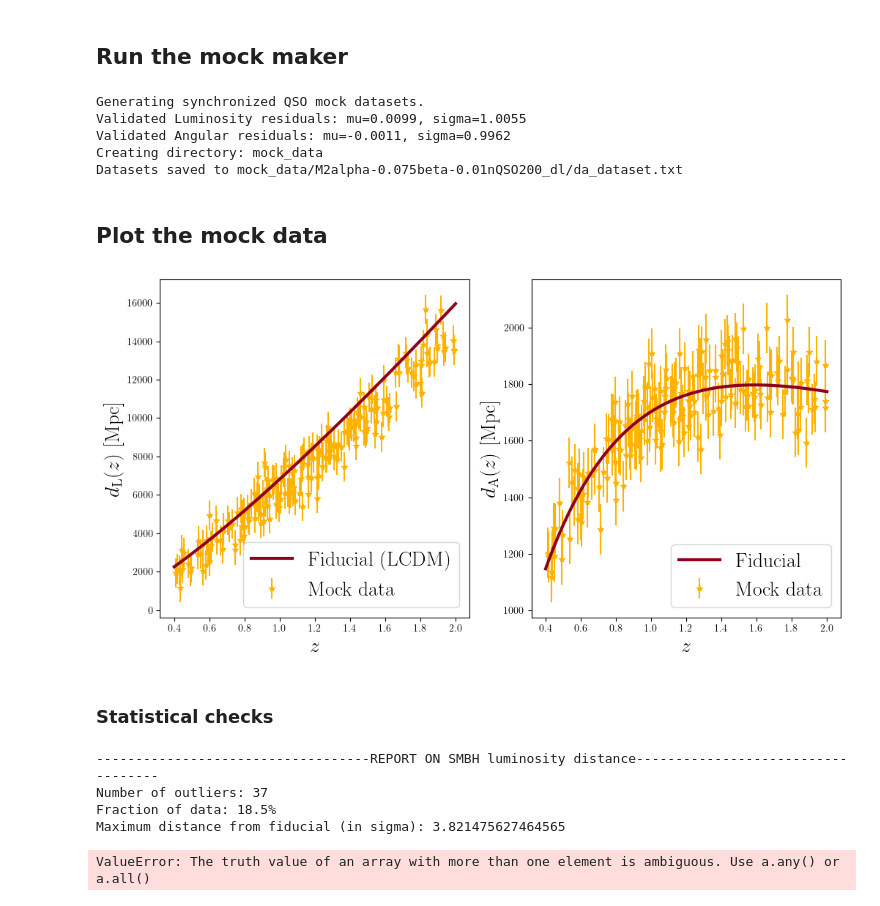
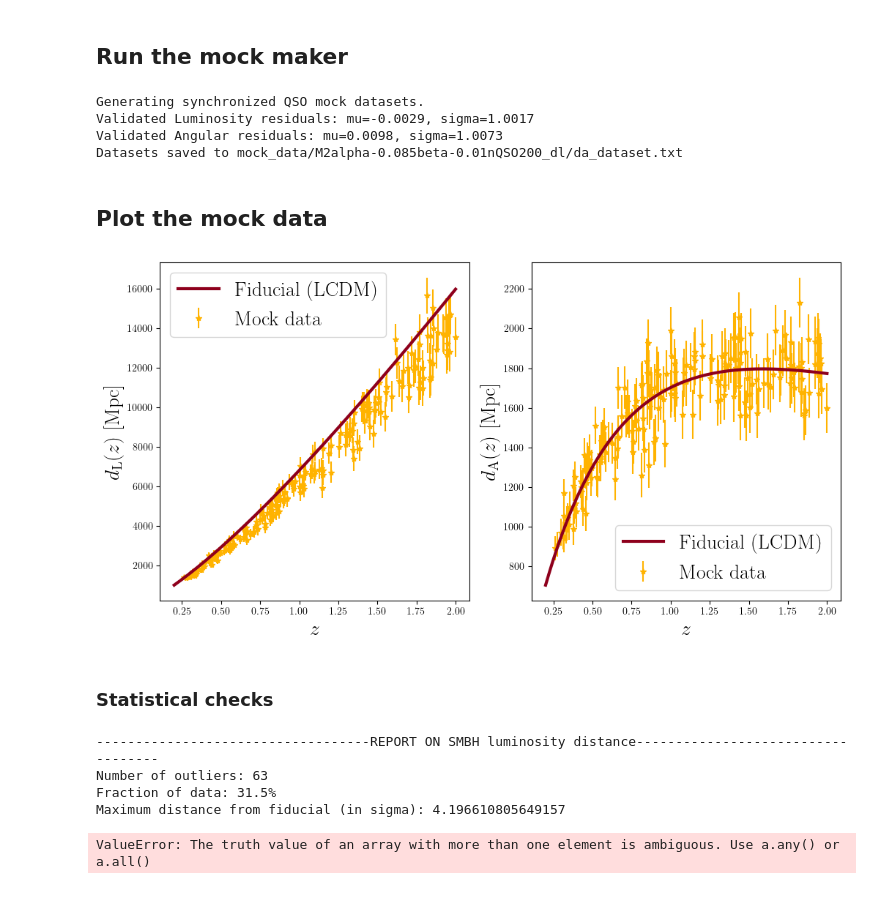
Before and after one commit to nataliehogg/quasar-ddr, a Jupyter notebook: mock_maker_interface.ipynb, the cells around one changed output. Drawn from its saved outputs; the diff is of its cells as text; code cells hidden in the pictures.

```diff
--- a/mock_maker_interface.ipynb
+++ b/mock_maker_interface.ipynb
@@ -27,7 +27,7 @@ Here we can set:
 * `z_min`, `z_max`: the minimum and maximum redshifts.
 # %%
 specifications = {'n_QSO': 200,
-                  'z_min': 0.4,
+                  'z_min': 0.2,
                   'z_max': 2}
 # %% [markdown]
 ## Set fiducial cosmology
@@ -40,7 +40,7 @@ params = {'Omegam': 0.314,
 
 # model for DDR violation
 DDR_violation = {'model': 'M2',
-                 'alpha': -0.075,
+                 'alpha': -0.085,
                  'beta':-0.01,
                  'xi0': 1.}  # we always keep this fixed to 1 in mock generation and inference
 
@@ -91,14 +91,13 @@ QSO_mock = QSOMockGenerator(
     zspecs,
     outpath,
     dl_func=luminosity_EM,
-    da_func=angular_distance
+    da_func=angular_distance,
 )
 # %% [output]
 Generating synchronized QSO mock datasets.
-Validated Luminosity residuals: mu=0.0099, sigma=1.0055
-Validated Angular residuals: mu=-0.0011, sigma=0.9962
-Creating directory: mock_data
-Datasets saved to mock_data/M2alpha-0.075beta-0.01nQSO200_dl/da_dataset.txt
+Validated Luminosity residuals: mu=-0.0029, sigma=1.0017
+Validated Angular residuals: mu=0.0098, sigma=1.0073
+Datasets saved to mock_data/M2alpha-0.085beta-0.01nQSO200_dl/da_dataset.txt
 # %% [markdown]
 ## Plot the mock data
 # %%
@@ -112,35 +111,35 @@ dl_data = {
 }
 
 da_data = {
     'z': mock_data['z'],
     'value': mock_data['da_value'],
     'error': mock_data['da_error']
 }
 fig, ax = plt.subplots(1,2, figsize=(12,6))
 
 # mock data
 ax[0].errorbar(dl_data['z'], dl_data['value'], yerr=dl_data['error'],
                color='#FFB300', ls='', marker='*', label='Mock data', zorder = 0)
 
 ax[1].errorbar(da_data['z'], da_data['value'], yerr=da_data['error'],
                color='#FFB300', ls='', marker='*', label='Mock data', zorder = 0)
 
 # fiducial cosmology
 ax[0].plot(zspecs, luminosity_LCDM(zspecs), color='#8E001C',lw=3,label='Fiducial (LCDM)', zorder = 10)
-ax[1].plot(zspecs, angular_distance(zspecs), color='#8E001C',lw=3,label='Fiducial', zorder = 10)
+ax[1].plot(zspecs, angular_distance(zspecs), color='#8E001C',lw=3,label='Fiducial (LCDM)', zorder = 10)
 
 # labels
 ax[0].set_xlabel(r'$z$',fontsize = 20)
 ax[0].set_ylabel(r'$d_{\rm L}(z)$ [Mpc]',fontsize = 20)
 ax[0].legend(loc='best',fontsize = 20)
 
 ax[1].set_xlabel(r'$z$',fontsize = 20)
 ax[1].set_ylabel(r'$d_{\rm A}(z)$ [Mpc]',fontsize = 20)
 ax[1].legend(loc='best',fontsize = 20)
 
 plt.show()
 # %% [output]
-[figure, old version]
+[figure, new version]
 # %% [markdown]
 ### Statistical checks
 # %%
@@ -151,7 +150,7 @@ MockChecker(x = dl_data['z'], data = dl_data['value'], error = dl_data['error'],
             threshold = 2, dataname='SMBH luminosity distance')
 # %% [output]
 -----------------------------------REPORT ON SMBH luminosity distance-----------------------------------
-Number of outliers: 37
-Fraction of data: 18.5%
-Maximum distance from fiducial (in sigma): 3.821475627464565
+Number of outliers: 63
+Fraction of data: 31.5%
+Maximum distance from fiducial (in sigma): 4.196610805649157
 ValueError: The truth value of an array with more than one element is ambiguous. Use a.any() or a.all()
```
Also changed, not shown: 3 other files.
